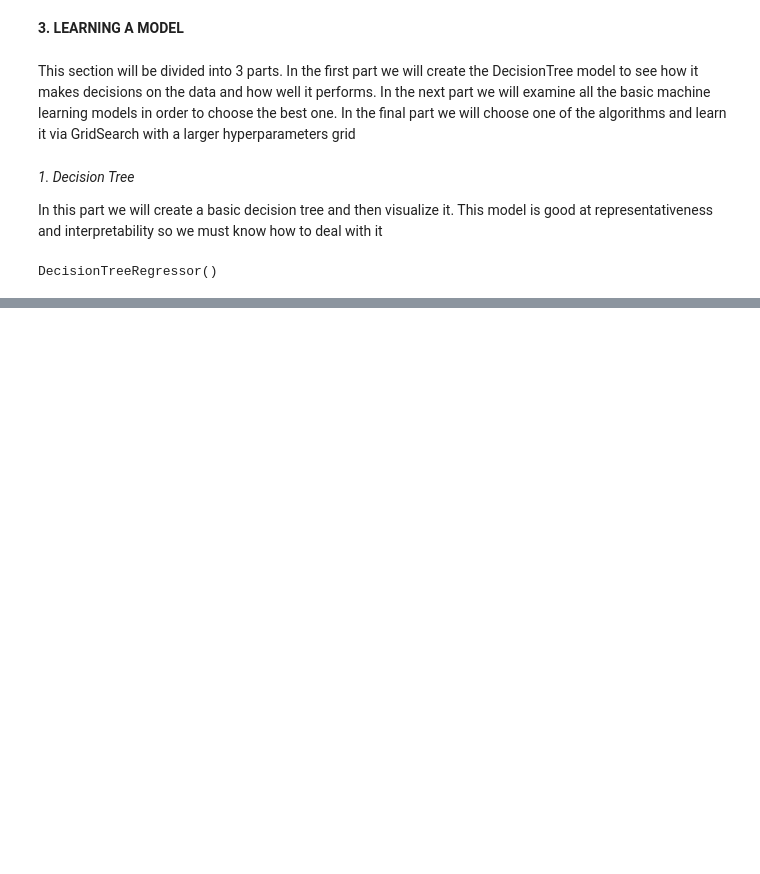
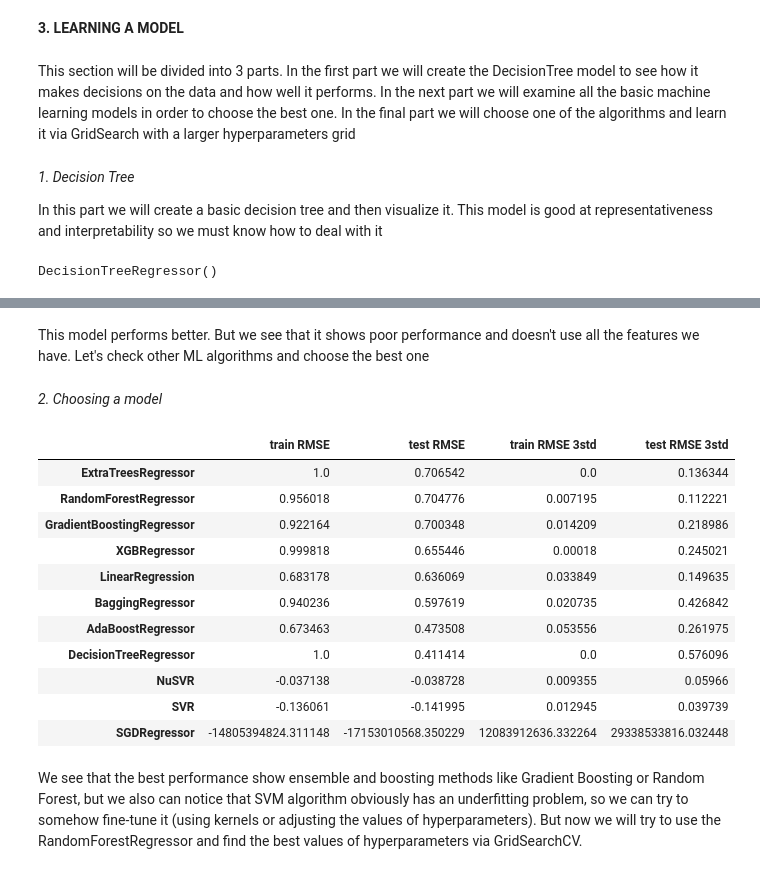
Before and after one commit to MorShow/players-market-value-prediction, a Jupyter notebook: project.ipynb, the cells around one changed output, grey strips where cells are left out. Saved outputs shown, nothing was run; the diff lists cells and outputs as text; code cells hidden in the pictures; blank space fills up the shorter version.

```diff
--- a/project.ipynb
+++ b/project.ipynb
@@ -945,0 +1020,3 @@ display(answers.sample(50))
+# %%
+tune_decision_tree = RandomizedSearchCV(DecisionTreeRegressor(), decision_tree_param_grid, n_iter=300, cv=5, random_state=42)
+tune_decision_tree.fit(X_train, y_train)
@@ -945,0 +1029,4 @@ display(answers.sample(50))
+# %%
+best_decision_tree = tune_decision_tree.best_estimator_
+# %%
+best_decision_tree.fit(X_train, y_train)
@@ -945,0 +1081,4 @@ display(answers.sample(50))
+# %% [markdown]
+This model performs better. But we see that it shows poor performance and doesn't use all the features we have. Let's check other ML algorithms and choose the best one
+# %% [markdown]
+*2. Choosing a model*
@@ -945,0 +1101,48 @@ display(answers.sample(50))
+# %%
+cv_splits = KFold(n_splits=5, shuffle=True)
+
+scores_table = pd.DataFrame(columns=['train RMSE', 'test RMSE', 'train RMSE 3std', 'test RMSE 3std'])
+predictions_table = pd.DataFrame(y_train, index=y_train.index)
+
+for alg in all_models:
+    alg_name = alg.__class__.__name__
+
+    cv_results = cross_validate(alg,
+                                X_train,
+                                y_train,
+                                cv=cv_splits,
+                                scoring='neg_root_mean_squared_error',
+                                return_train_score=True)
+
+    scores_table.loc[alg_name, 'train RMSE'] = -cv_results['train_score'].mean()
+    scores_table.loc[alg_name, 'test RMSE'] = -cv_results['test_score'].mean()
+    #scores_table.loc[alg_name, 'train R2'] = cv_results['train_score'].mean()
+    #scores_table.loc[alg_name, 'test R2'] = cv_results['test_score'].mean()
+
+    scores_table.loc[alg_name, 'train RMSE 3std'] = cv_results['train_score'].std()*3
+    scores_table.loc[alg_name, 'test RMSE 3std'] = cv_results['test_score'].std()*3
+    #scores_table.loc[alg_name, 'train R2 3std'] = cv_results['train_score'].std()*3
+    #scores_table.loc[alg_name, 'test R2 3std'] = cv_results['test_score'].std()*3
+
+    alg.fit(X_train, y_train)
+
+    predictions_table.loc[:, alg_name] = alg.predict(X_train)
+
+scores_table.sort_values(by='test RMSE', ascending=True, inplace=True)
+# %%
+display(scores_table)
+# %% [output]
+|  | train RMSE | test RMSE | train RMSE 3std | test RMSE 3std |
+| ExtraTreesRegressor | 1.0 | 0.706542 | 0.0 | 0.136344 |
+| RandomForestRegressor | 0.956018 | 0.704776 | 0.007195 | 0.112221 |
+| GradientBoostingRegressor | 0.922164 | 0.700348 | 0.014209 | 0.218986 |
+| XGBRegressor | 0.999818 | 0.655446 | 0.00018 | 0.245021 |
+| LinearRegression | 0.683178 | 0.636069 | 0.033849 | 0.149635 |
+| BaggingRegressor | 0.940236 | 0.597619 | 0.020735 | 0.426842 |
+| AdaBoostRegressor | 0.673463 | 0.473508 | 0.053556 | 0.261975 |
+| DecisionTreeRegressor | 1.0 | 0.411414 | 0.0 | 0.576096 |
+| NuSVR | -0.037138 | -0.038728 | 0.009355 | 0.05966 |
+| SVR | -0.136061 | -0.141995 | 0.012945 | 0.039739 |
+| SGDRegressor | -14805394824.311148 | -17153010568.350229 | 12083912636.332264 | 29338533816.032448 |
+# %% [markdown]
+We see that the best performance show ensemble and boosting methods like Gradient Boosting or Random Forest, but we also can notice that SVM algorithm obviously has an underfitting problem, so we can try to somehow fine-tune it (using kernels or adjusting the values of hyperparameters). But now we will try to use the RandomForestRegressor and find the best values of hyperparameters via GridSearchCV.
```
Also changed, not shown: parts of 44 cells of this notebook.
